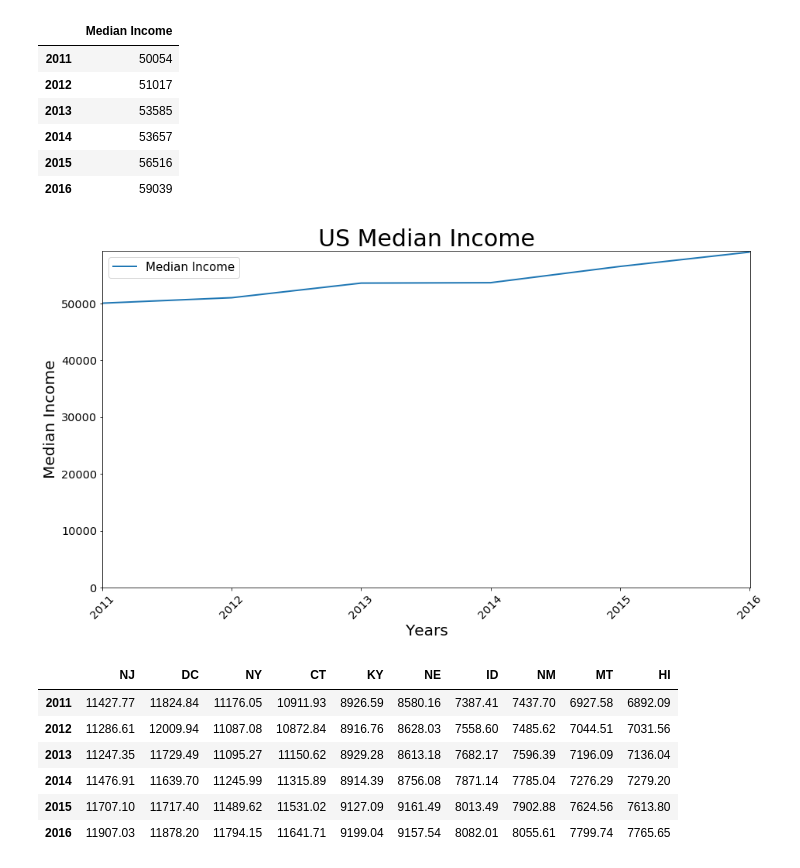
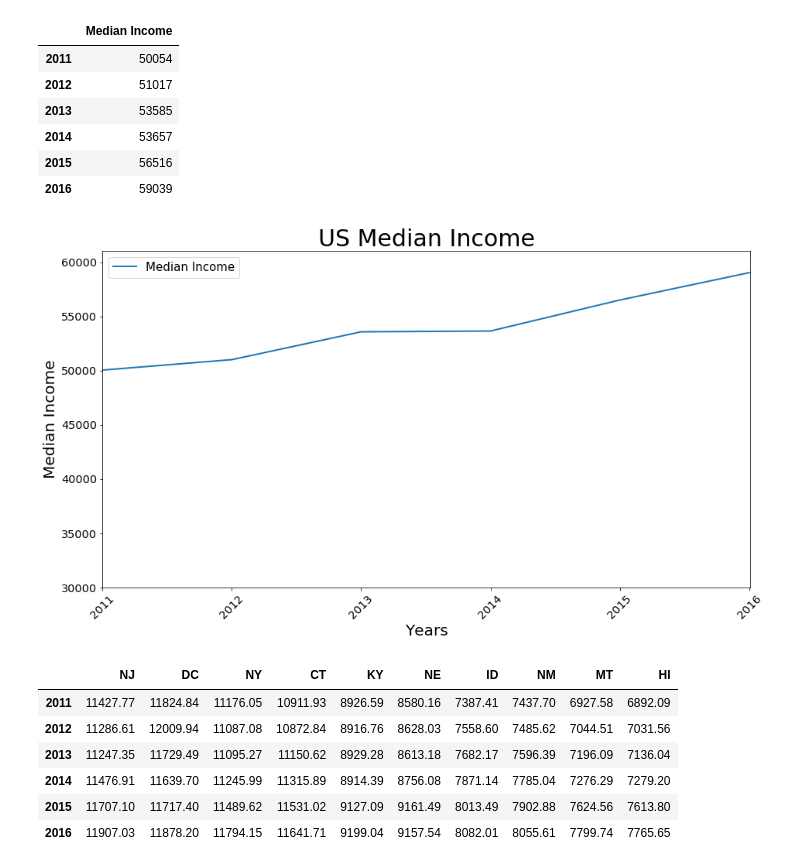
Before and after one commit to Rshn8411/project1, a Jupyter notebook: DL_Graphs/2011_2016_Graphs.ipynb, the cells around one changed output. Saved outputs shown, nothing was run; the diff lists cells and outputs as text; code cells hidden in the pictures.

```diff
--- a/DL_Graphs/2011_2016_Graphs.ipynb
+++ b/DL_Graphs/2011_2016_Graphs.ipynb
@@ -262,28 +241,28 @@ median_income_graph
 | 2016 | 59039 |
 # %%
 # Creating variables for my limits
-low = 0
-high = median_income_graph['Median Income'].max() +200
+low = 30000
+high = median_income_graph['Median Income'].max() +2000
 xlow = median_income_graph.index.min()
 xhigh = median_income_graph.index.max()+.01
 x_axis = np.arange (xlow, xhigh, 1)
 
 # Creating and customizing a line graph
 plt.figure(figsize = (15, 8))
 plt.plot(median_income_graph, linewidth = 2)
 plt.legend(labels = median_income_graph, loc="best",
            prop={'size': 15}, fancybox = True)
 plt.title('US Median Income', fontdict = {'fontsize' : 30})
 plt.xlabel('Years', fontdict = {'fontsize' : 20})
 plt.ylabel('Median Income', fontdict = {'fontsize' : 20})
 plt.xticks(x_axis, fontsize = 'x-large', rotation = 45)
 plt.yticks(fontsize = 'x-large')
 plt.xlim (xlow, xhigh)
 plt.ylim (low, high)
 plt.savefig('../Images/Median_Income_2011')
 plt.show()
 # %% [output]
-[figure, old version]
+[figure, new version]
 # %%
 cost_per_capita_data = pd.read_csv(path_cpc,skipinitialspace=True)
 cost_per_capita_df = cost_per_capita_data.set_index('Cost per Capita')
```
Also changed, not shown: parts of 2 cells of this notebook, 11 other files.
